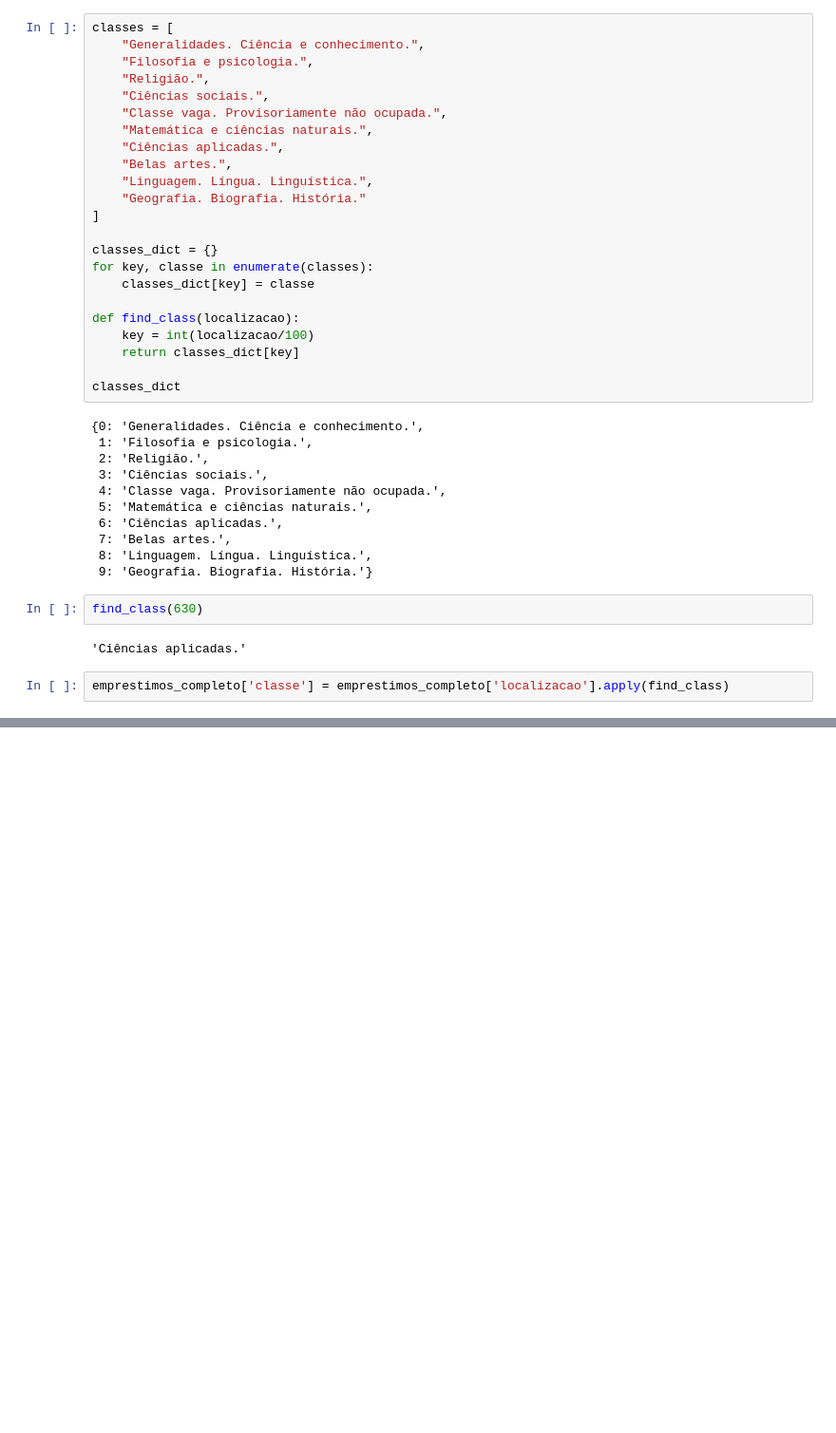
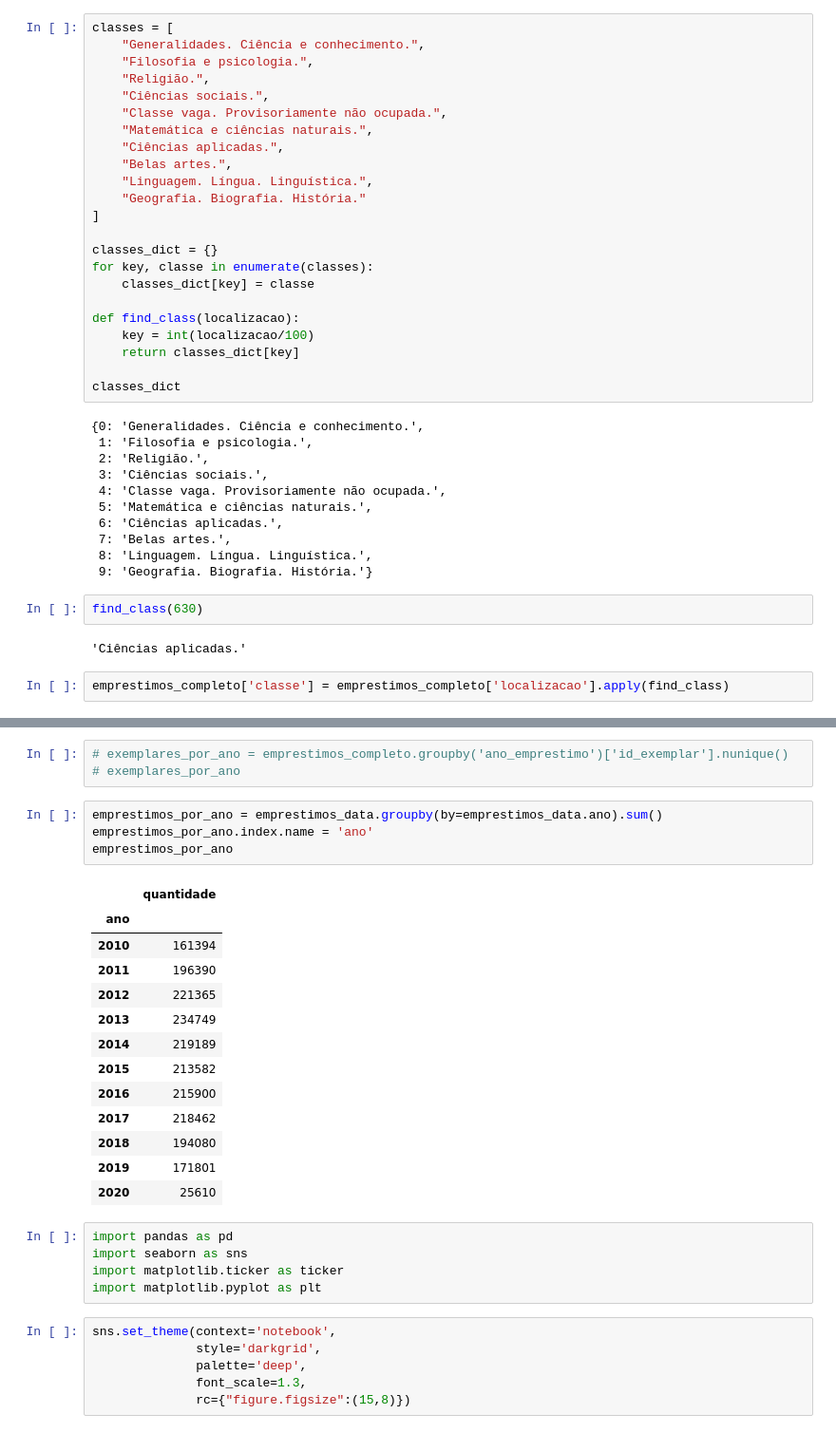
Before and after one commit to andersonberg/7-Days-Of-Code-Pandas, a Jupyter notebook: 7DaysOfCode_Pandas.ipynb, the cells around one changed output, grey strips where cells are left out. Shown at 95% size. Drawn from its saved outputs; the diff is of its cells as text; blank space fills up the shorter version.

```diff
--- a/7DaysOfCode_Pandas.ipynb
+++ b/7DaysOfCode_Pandas.ipynb
@@ -269,0 +299,32 @@ emprestimos_completo.head()
+# %%
+# exemplares_por_ano = emprestimos_completo.groupby('ano_emprestimo')['id_exemplar'].nunique()
+# exemplares_por_ano
+# %%
+emprestimos_por_ano = emprestimos_data.groupby(by=emprestimos_data.ano).sum()
+emprestimos_por_ano.index.name = 'ano'
+emprestimos_por_ano
+# %% [output]
+|  | quantidade |
+| ano |  |
+| 2010 | 161394 |
+| 2011 | 196390 |
+| 2012 | 221365 |
+| 2013 | 234749 |
+| 2014 | 219189 |
+| 2015 | 213582 |
+| 2016 | 215900 |
+| 2017 | 218462 |
+| 2018 | 194080 |
+| 2019 | 171801 |
+| 2020 | 25610 |
+# %%
+import pandas as pd
+import seaborn as sns
+import matplotlib.ticker as ticker
+import matplotlib.pyplot as plt
+# %%
+sns.set_theme(context='notebook',
+              style='darkgrid',
+              palette='deep',
+              font_scale=1.3,
+              rc={"figure.figsize":(15,8)})
```
Also changed, not shown: parts of 10 cells of this notebook.
